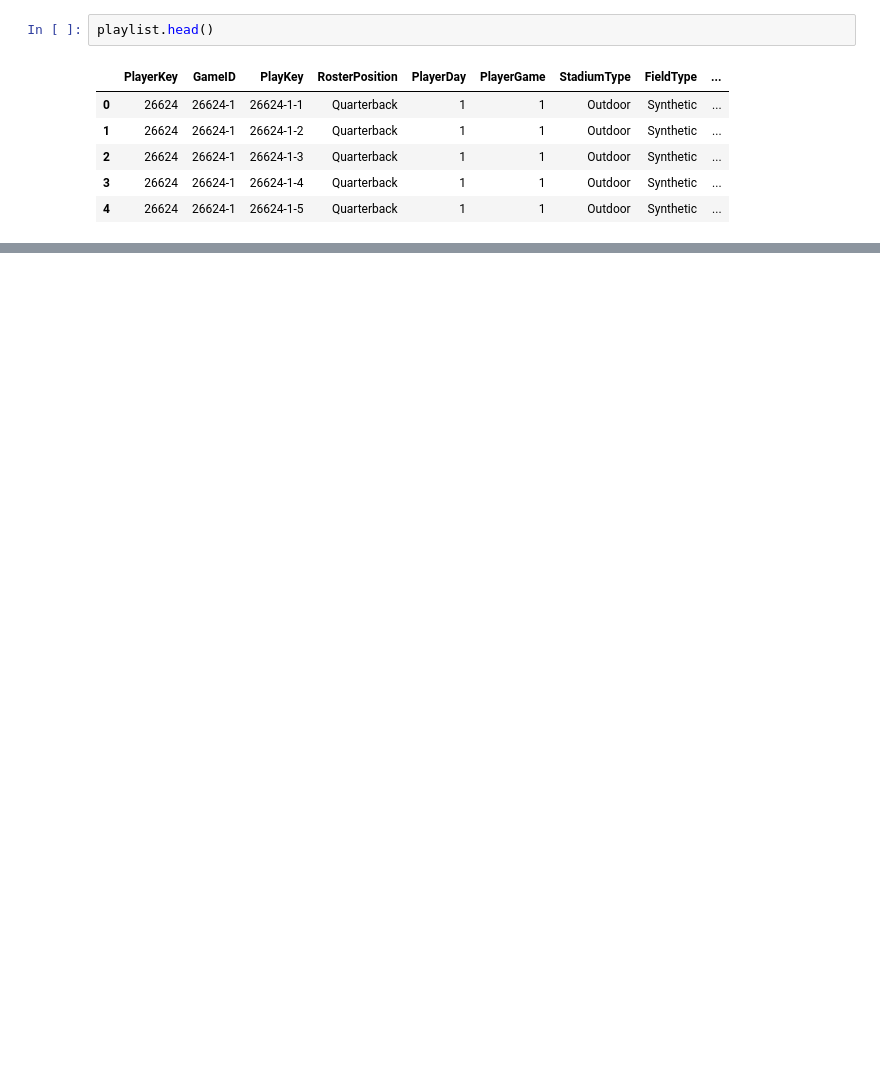
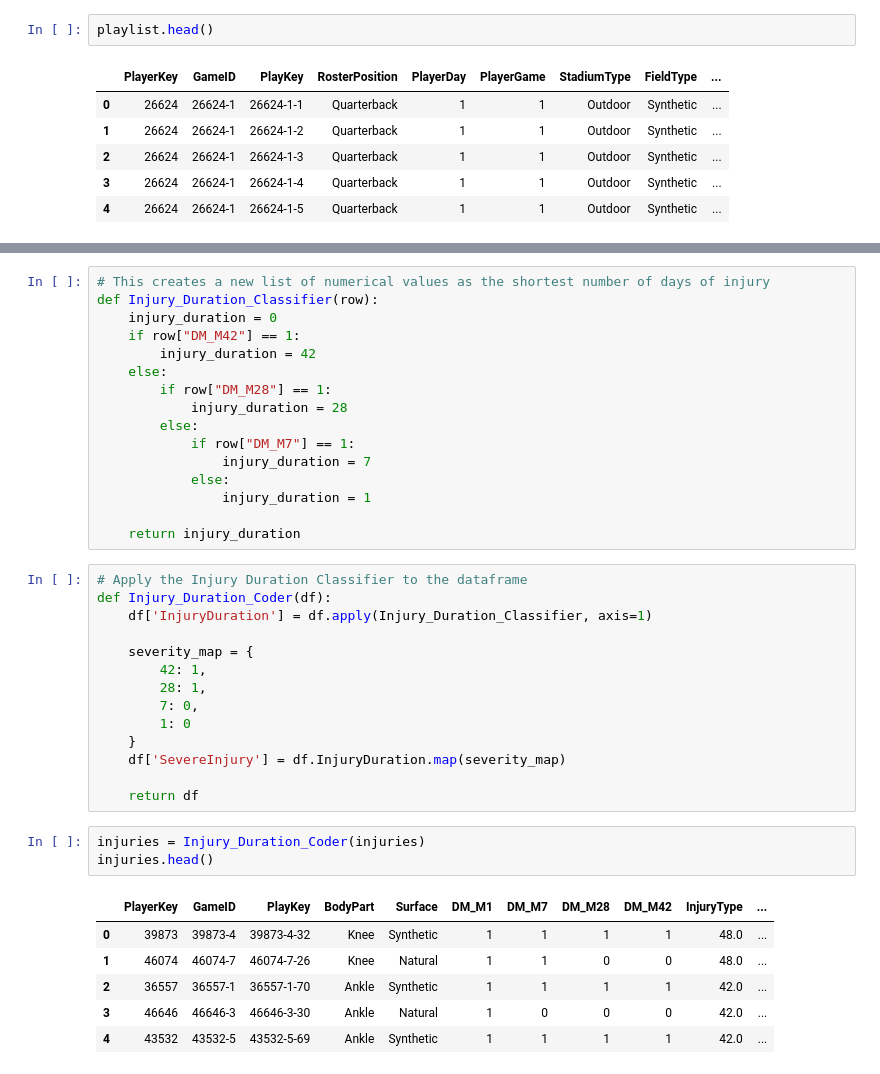
Before and after one commit to agaffney-hub/final-capstone, a Jupyter notebook: Alternate_Model.ipynb, the cells around one changed output, grey strips where cells are left out. Drawn from its saved outputs; the diff is of its cells as text; blank space fills up the shorter version.

```diff
--- a/Alternate_Model.ipynb
+++ b/Alternate_Model.ipynb
@@ -250,0 +528,40 @@ def adjust_playerdays(df):
+# %%
+# This creates a new list of numerical values as the shortest number of days of injury
+def Injury_Duration_Classifier(row):
+    injury_duration = 0
+    if row["DM_M42"] == 1:
+        injury_duration = 42
+    else:
+        if row["DM_M28"] == 1:
+            injury_duration = 28
+        else:
+            if row["DM_M7"] == 1:
+                injury_duration = 7
+            else:
+                injury_duration = 1
+
+    return injury_duration
+# %%
+# Apply the Injury Duration Classifier to the dataframe
+def Injury_Duration_Coder(df):
+    df['InjuryDuration'] = df.apply(Injury_Duration_Classifier, axis=1)
+
+    severity_map = {
+        42: 1,
+        28: 1,
+        7: 0,
+        1: 0
+    }
+    df['SevereInjury'] = df.InjuryDuration.map(severity_map)
+
+    return df
+# %%
+injuries = Injury_Duration_Coder(injuries)
+injuries.head()
+# %% [output]
+|  | PlayerKey | GameID | PlayKey | BodyPart | Surface | DM_M1 | DM_M7 | DM_M28 | DM_M42 | InjuryType | ... |
+| 0 | 39873 | 39873-4 | 39873-4-32 | Knee | Synthetic | 1 | 1 | 1 | 1 | 48.0 | ... |
+| 1 | 46074 | 46074-7 | 46074-7-26 | Knee | Natural | 1 | 1 | 0 | 0 | 48.0 | ... |
+| 2 | 36557 | 36557-1 | 36557-1-70 | Ankle | Synthetic | 1 | 1 | 1 | 1 | 42.0 | ... |
+| 3 | 46646 | 46646-3 | 46646-3-30 | Ankle | Natural | 1 | 0 | 0 | 0 | 42.0 | ... |
+| 4 | 43532 | 43532-5 | 43532-5-69 | Ankle | Synthetic | 1 | 1 | 1 | 1 | 42.0 | ... |
```
Also changed, not shown: parts of 43 cells of this notebook.
